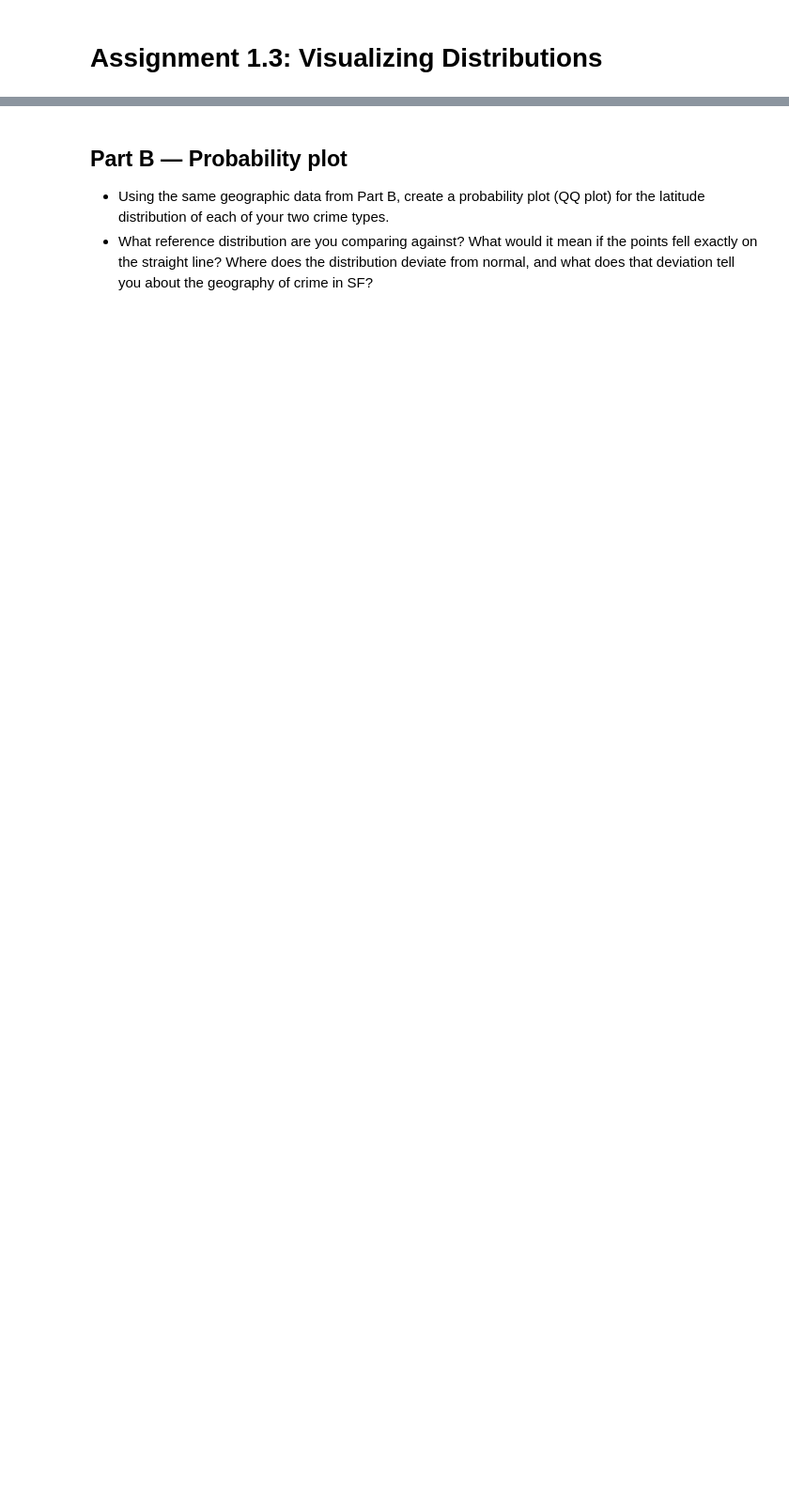
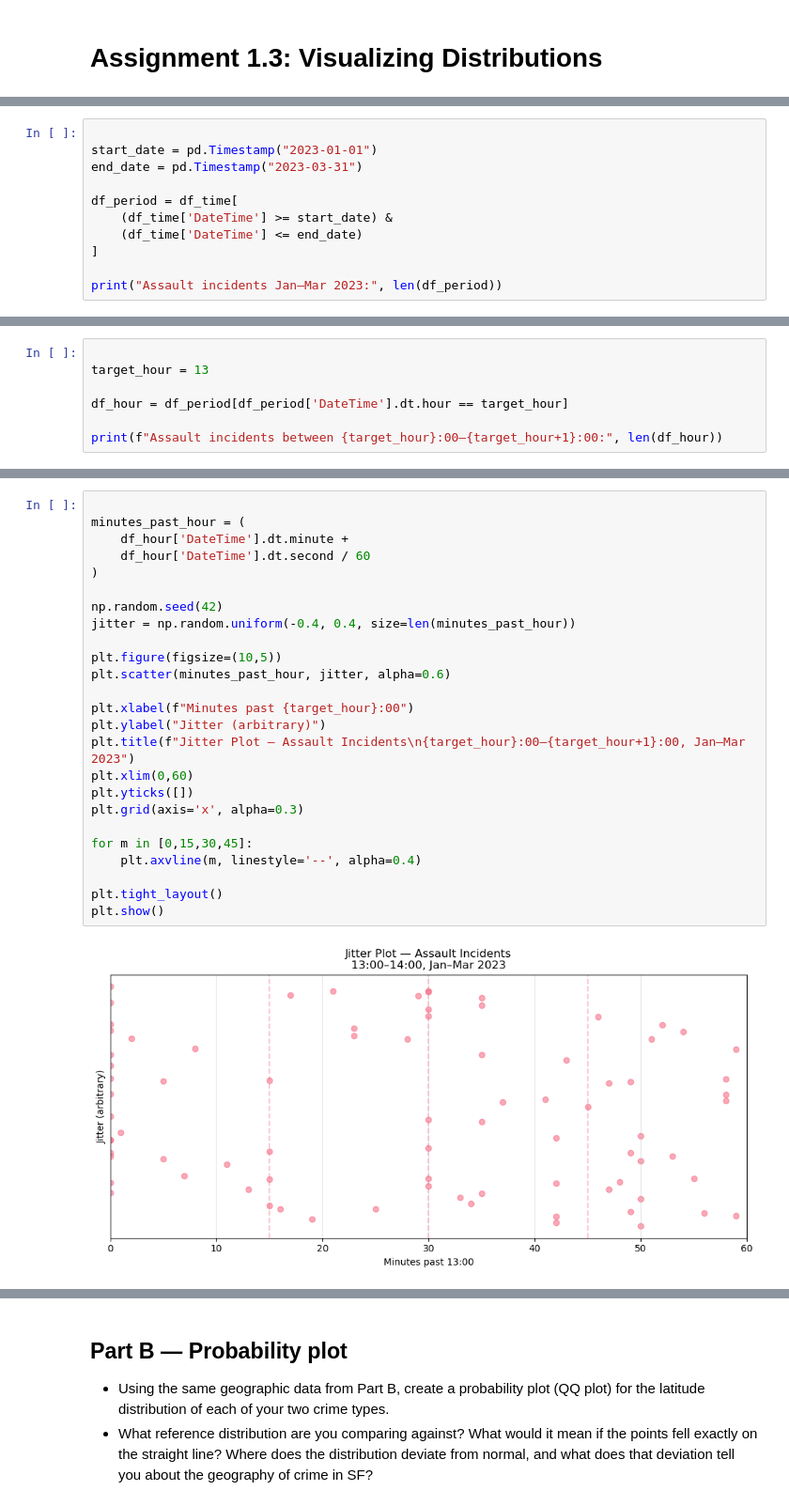
Before and after one commit to michmai/-02806-Social-Data-Analysis-and-Visualization, a Jupyter notebook: Assignment1.ipynb, the cells around one changed output, grey strips where cells are left out. Shown at 94% size. Drawn from its saved outputs; the diff is of its cells as text; blank space fills up the shorter version.

```diff
--- a/Assignment1.ipynb
+++ b/Assignment1.ipynb
@@ -602,0 +430,11 @@ Expected if random: 1.7%
+# %%
+
+start_date = pd.Timestamp("2023-01-01")
+end_date = pd.Timestamp("2023-03-31")
+
+df_period = df_time[
+    (df_time['DateTime'] >= start_date) &
+    (df_time['DateTime'] <= end_date)
+]
+
+print("Assault incidents Jan–Mar 2023:", len(df_period))
@@ -602,0 +443,7 @@ Expected if random: 1.7%
+# %%
+
+target_hour = 13
+
+df_hour = df_period[df_period['DateTime'].dt.hour == target_hour]
+
+print(f"Assault incidents between {target_hour}:00–{target_hour+1}:00:", len(df_hour))
@@ -602,0 +452,27 @@ Expected if random: 1.7%
+# %%
+
+minutes_past_hour = (
+    df_hour['DateTime'].dt.minute +
+    df_hour['DateTime'].dt.second / 60
+)
+
+np.random.seed(42)
+jitter = np.random.uniform(-0.4, 0.4, size=len(minutes_past_hour))
+
+plt.figure(figsize=(10,5))
+plt.scatter(minutes_past_hour, jitter, alpha=0.6)
+
+plt.xlabel(f"Minutes past {target_hour}:00")
+plt.ylabel("Jitter (arbitrary)")
+plt.title(f"Jitter Plot — Assault Incidents\n{target_hour}:00–{target_hour+1}:00, Jan–Mar 2023")
+plt.xlim(0,60)
+plt.yticks([])
+plt.grid(axis='x', alpha=0.3)
+
+for m in [0,15,30,45]:
+    plt.axvline(m, linestyle='--', alpha=0.4)
+
+plt.tight_layout()
+plt.show()
+# %% [output]
+[figure, added]
```
Also changed, not shown: parts of 17 cells of this notebook.
